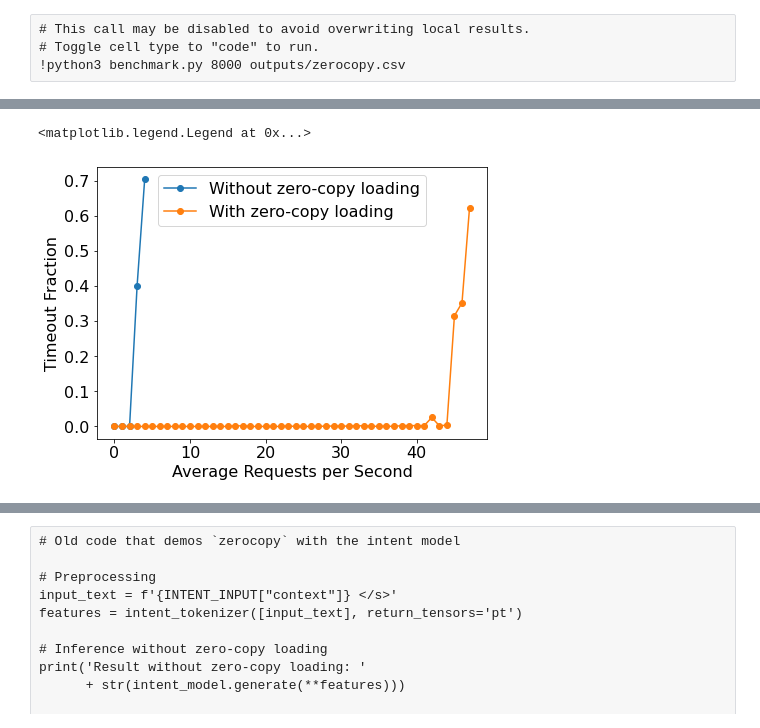
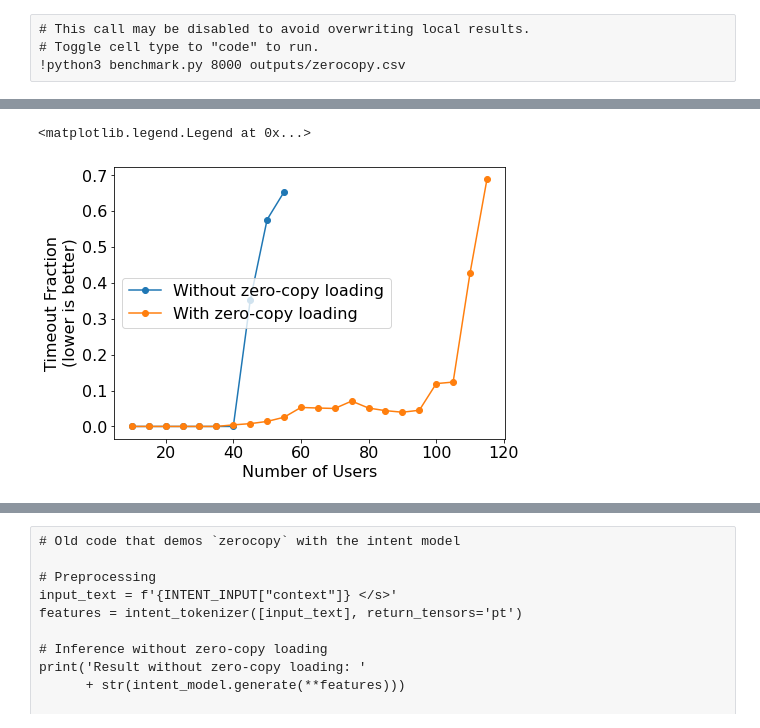
Before and after one commit to project-codeflare/zero-copy-model-loading, a Jupyter notebook: notebooks/benchmark/benchmark.ipynb, the cells around one changed output, grey strips where cells are left out. Saved outputs shown, nothing was run; the diff lists cells and outputs as text; code cells hidden in the pictures.

```diff
--- a/notebooks/benchmark/benchmark.ipynb
+++ b/notebooks/benchmark/benchmark.ipynb
@@ -673,15 +659,16 @@ zerocopy_stats
 # %%
 # Plot the two sets of results against each other.
 plt.rcParams.update({'font.size': 16})
 plt.figure(figsize=(7, 5))
-plt.plot(baseline_stats.index, baseline_stats['timeout_fraction'],
-         "-o", label='Without zero-copy loading')
-plt.plot(zerocopy_stats.index,
+plt.plot(baseline_stats['num_users'],
+         baseline_stats['timeout_fraction'],
+         '-o', label='Without zero-copy loading')
+plt.plot(zerocopy_stats['num_users'],
          zerocopy_stats['timeout_fraction'],
-         "-o", label="With zero-copy loading")
-plt.xlabel("Average Requests per Second")
-plt.ylabel("Timeout Fraction")
+         '-o', label="With zero-copy loading")
+plt.xlabel('Number of Users')
+plt.ylabel('Timeout Fraction\n(lower is better)')
 plt.legend()
 # %% [output]
 <matplotlib.legend.Legend at 0x...>
-[figure, old version]
+[figure, new version]
```
Also changed, not shown: parts of 44 cells of this notebook, 4 other files.
